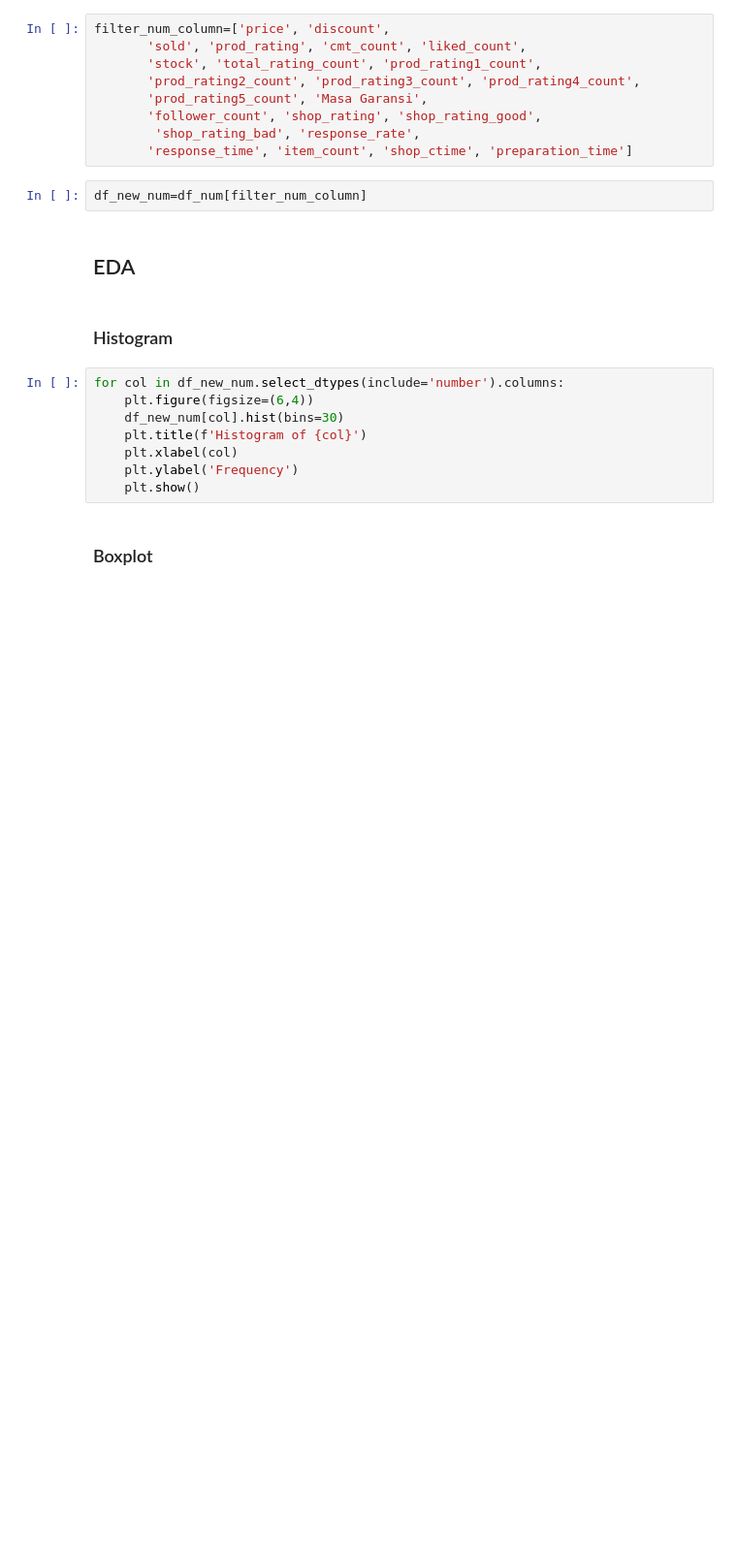
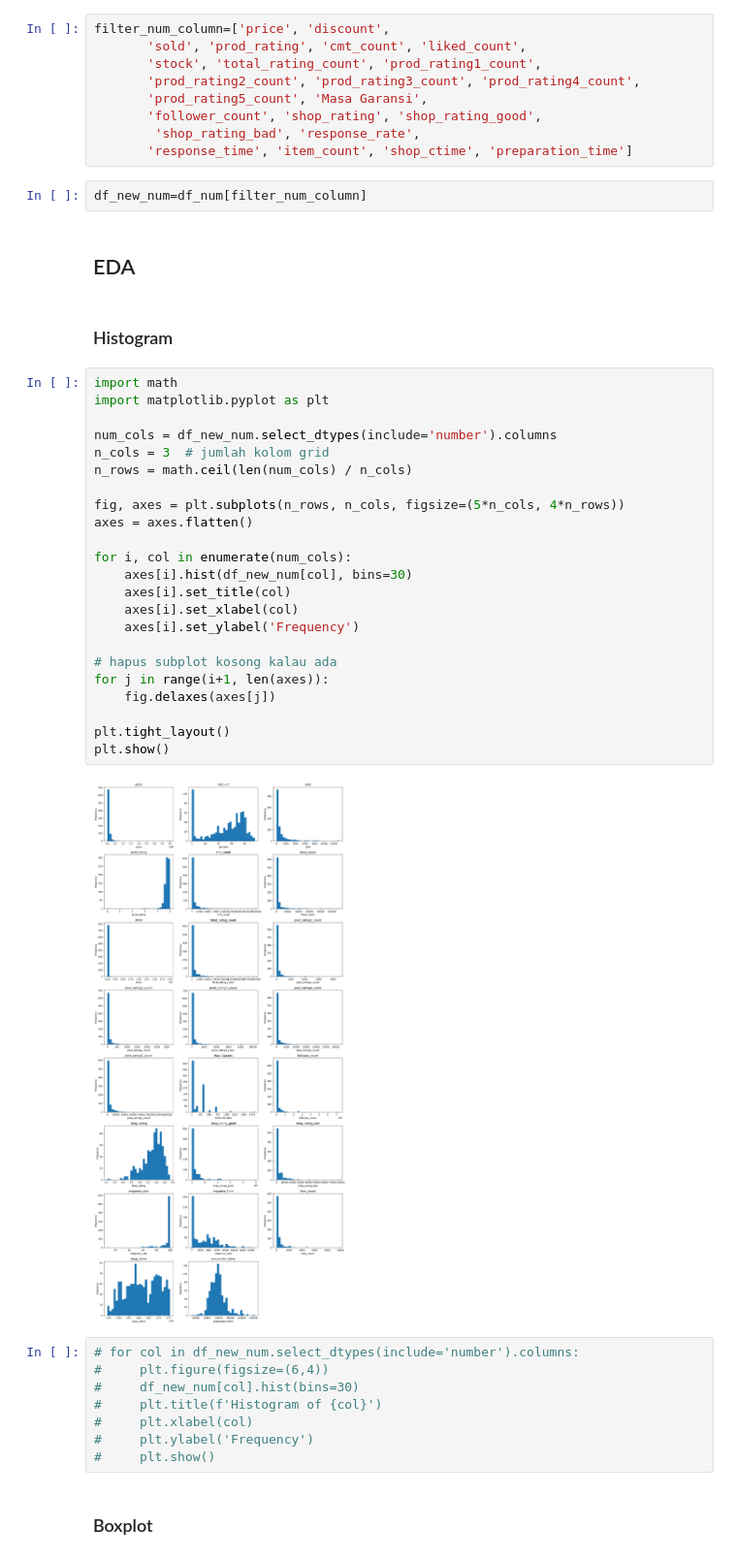
Before and after one commit to erickdelenia08/shopee-earphone-analysis, a Jupyter notebook: notebooks/feature_importance.ipynb, the cells around one changed output. Shown at 97% size. Drawn from its saved outputs; the diff is of its cells as text; blank space fills up the shorter version.

```diff
--- a/notebooks/feature_importance.ipynb
+++ b/notebooks/feature_importance.ipynb
@@ -326,14 +326,39 @@ df_new_num=df_num[filter_num_column]
 ## EDA
 # %% [markdown]
 ### Histogram
+# %%
+import math
+import matplotlib.pyplot as plt
+
+num_cols = df_new_num.select_dtypes(include='number').columns
+n_cols = 3  # jumlah kolom grid
+n_rows = math.ceil(len(num_cols) / n_cols)
+
+fig, axes = plt.subplots(n_rows, n_cols, figsize=(5*n_cols, 4*n_rows))
+axes = axes.flatten()
+
+for i, col in enumerate(num_cols):
+    axes[i].hist(df_new_num[col], bins=30)
+    axes[i].set_title(col)
+    axes[i].set_xlabel(col)
+    axes[i].set_ylabel('Frequency')
+
+# hapus subplot kosong kalau ada
+for j in range(i+1, len(axes)):
+    fig.delaxes(axes[j])
+
+plt.tight_layout()
+plt.show()
+# %% [output]
+[figure, added]
 # %%
-for col in df_new_num.select_dtypes(include='number').columns:
-    plt.figure(figsize=(6,4))
-    df_new_num[col].hist(bins=30)
-    plt.title(f'Histogram of {col}')
-    plt.xlabel(col)
-    plt.ylabel('Frequency')
-    plt.show()
+# for col in df_new_num.select_dtypes(include='number').columns:
+#     plt.figure(figsize=(6,4))
+#     df_new_num[col].hist(bins=30)
+#     plt.title(f'Histogram of {col}')
+#     plt.xlabel(col)
+#     plt.ylabel('Frequency')
+#     plt.show()
 # %% [markdown]
 ### Boxplot
 # %%
```
Also changed, not shown: parts of 2 cells of this notebook, 6 other files.
